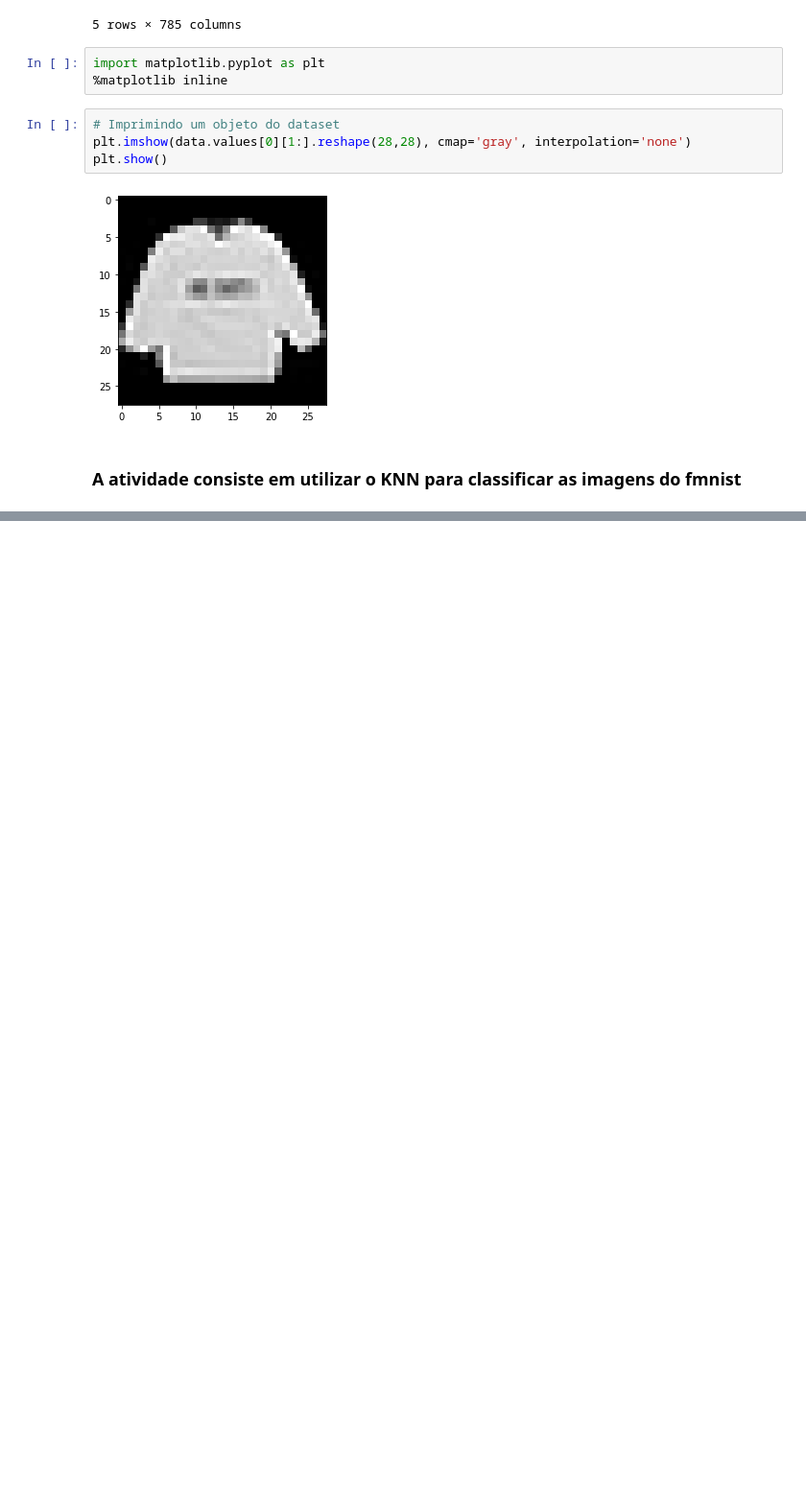
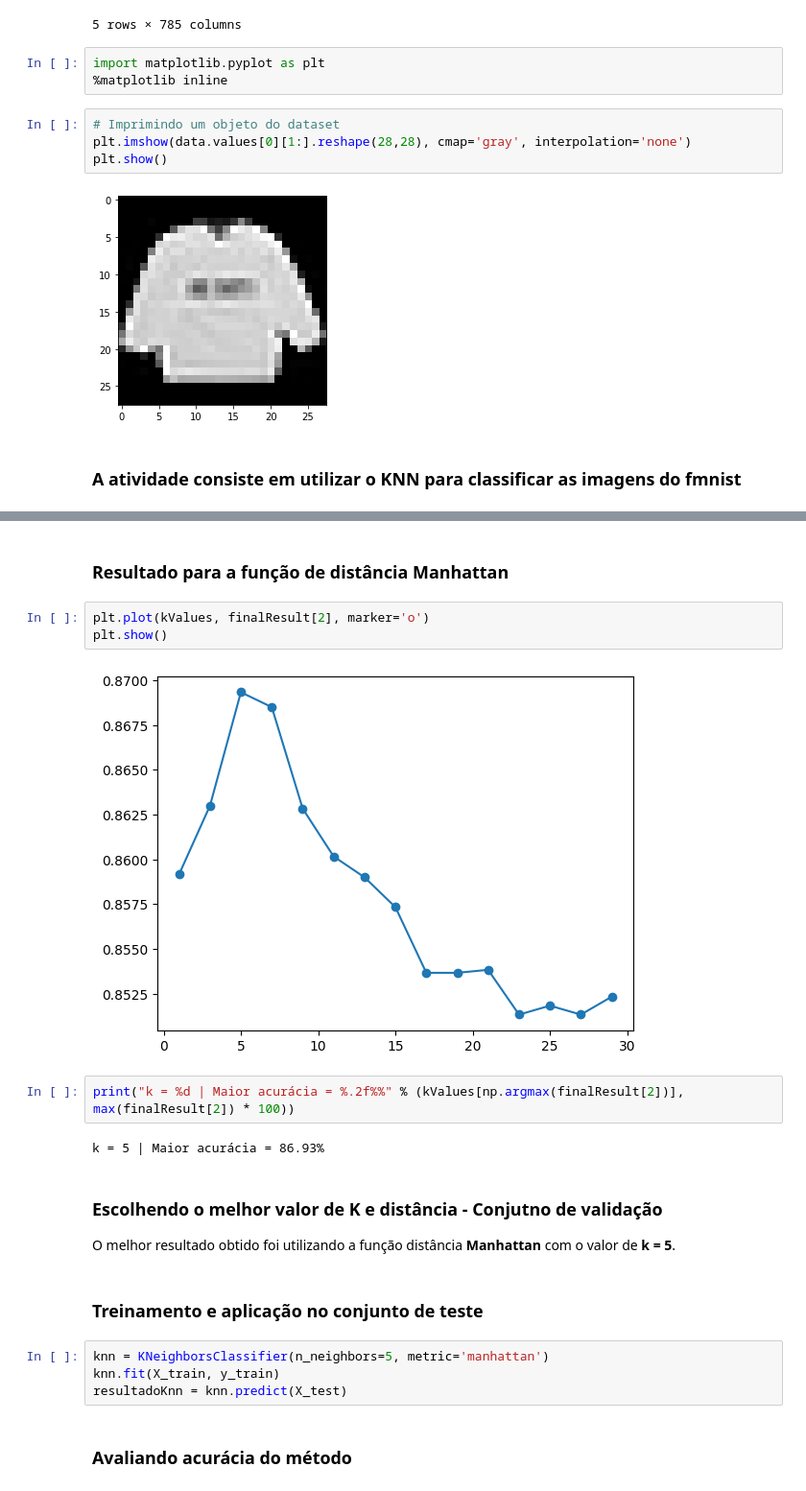
Before and after one commit to FrBreno/ML2023-franciscoBreno, a Jupyter notebook: Atividade_02/knn-fashionmnist.ipynb, the cells around one changed output, grey strips where cells are left out. Shown at 96% size. Saved outputs shown, nothing was run; the diff lists cells and outputs as text; blank space fills up the shorter version.

```diff
--- a/Atividade_02/knn-fashionmnist.ipynb
+++ b/Atividade_02/knn-fashionmnist.ipynb
@@ -119,0 +144,23 @@ k=5 | precisão=85.54%
+# %% [markdown]
+### Resultado para a função de distância Manhattan
+# %%
+plt.plot(kValues, finalResult[2], marker='o')
+plt.show()
+# %% [output]
+[figure, added]
+# %%
+print("k = %d | Maior acurácia = %.2f%%" % (kValues[np.argmax(finalResult[2])], max(finalResult[2]) * 100))
+# %% [output]
+k = 5 | Maior acurácia = 86.93%
+# %% [markdown]
+### Escolhendo o melhor valor de K e distância - Conjutno de validação
+
+O melhor resultado obtido foi utilizando a função distância **Manhattan** com o valor de **k = 5**.
+# %% [markdown]
+### Treinamento e aplicação no conjunto de teste
+# %%
+knn = KNeighborsClassifier(n_neighbors=5, metric='manhattan')
+knn.fit(X_train, y_train)
+resultadoKnn = knn.predict(X_test)
+# %% [markdown]
+### Avaliando acurácia do método
```
Also changed, not shown: parts of 19 cells of this notebook.
